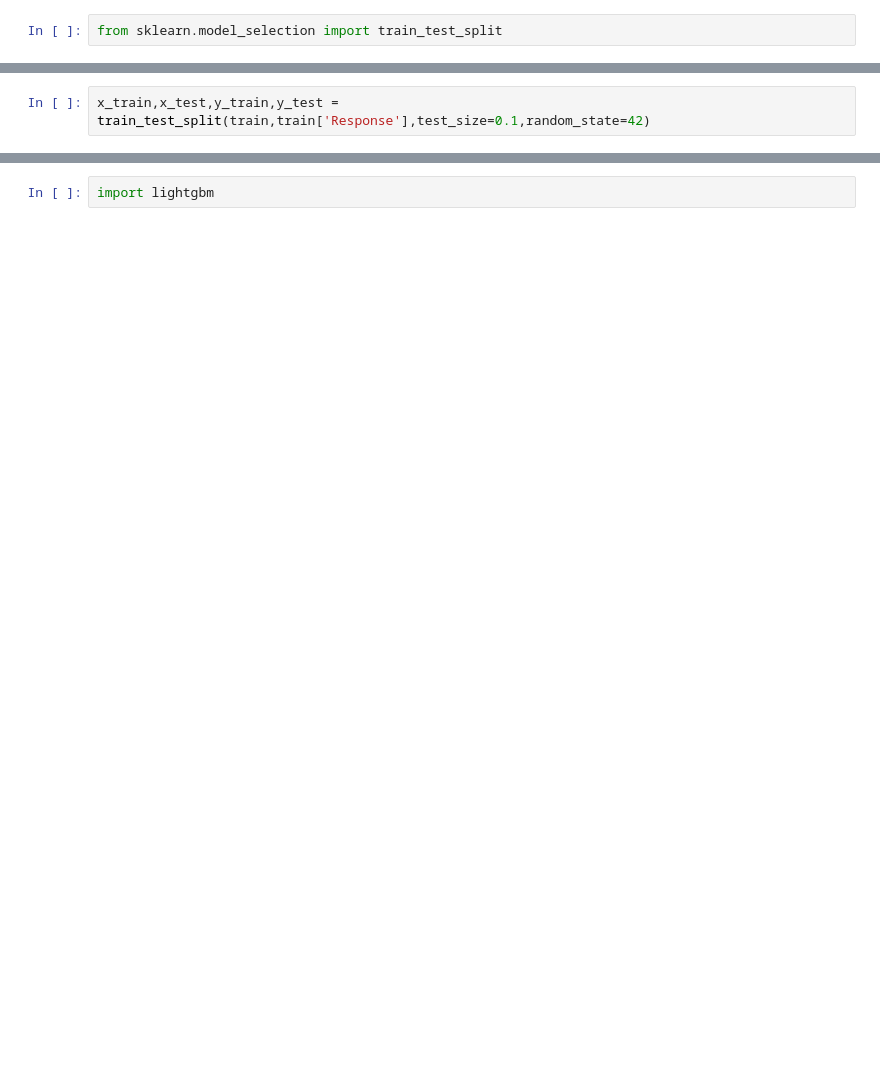
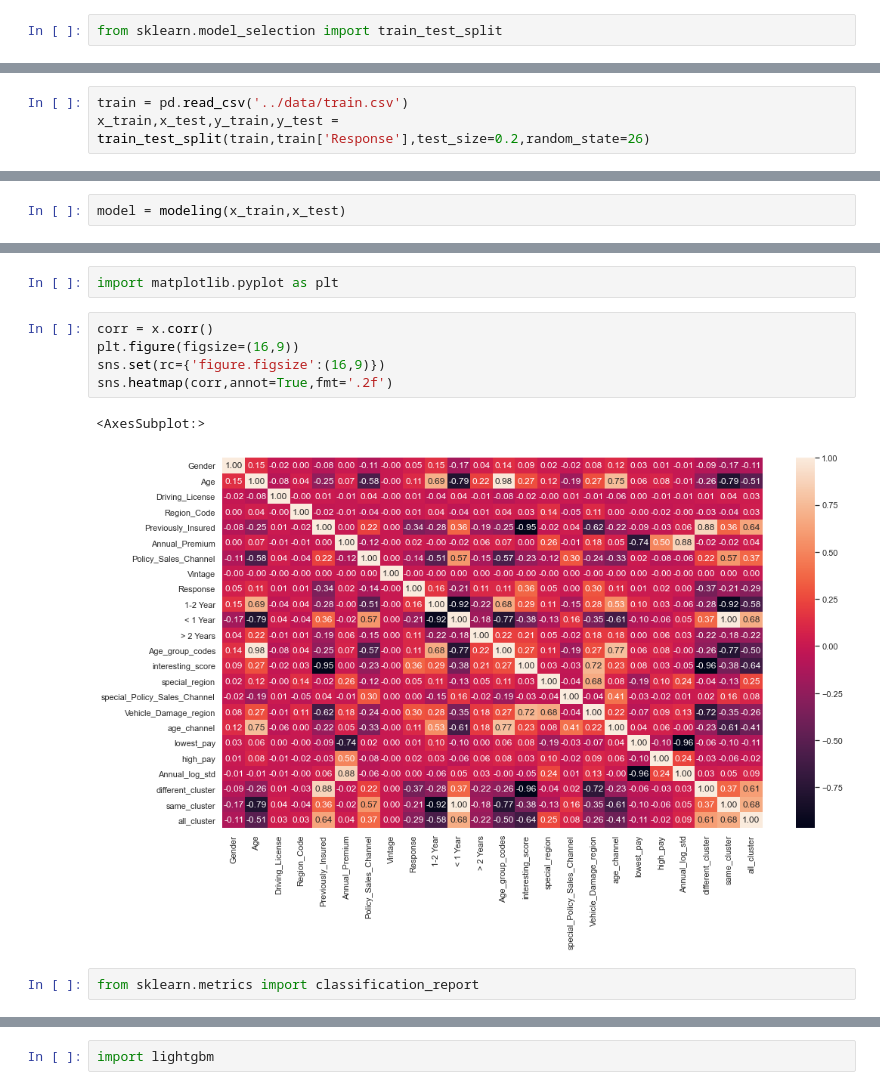
Before and after one commit to jeff20628m/interview_cathaylife, a Jupyter notebook: script/EDA.ipynb, the cells around one changed output, grey strips where cells are left out. Drawn from its saved outputs; the diff is of its cells as text; blank space fills up the shorter version.

```diff
--- a/script/EDA.ipynb
+++ b/script/EDA.ipynb
@@ -42,2 +12,3 @@ df_test.shape
 # %%
-x_train,x_test,y_train,y_test = train_test_split(train,train['Response'],test_size=0.1,random_state=42)
+train = pd.read_csv('../data/train.csv')
+x_train,x_test,y_train,y_test = train_test_split(train,train['Response'],test_size=0.2,random_state=26)
@@ -81,0 +15,2 @@ df_final_.shape
+# %%
+model = modeling(x_train,x_test)
@@ -81,0 +106,12 @@ df_final_.shape
+# %%
+import matplotlib.pyplot as plt
+# %%
+corr = x.corr()
+plt.figure(figsize=(16,9))
+sns.set(rc={'figure.figsize':(16,9)})
+sns.heatmap(corr,annot=True,fmt='.2f')
+# %% [output]
+<AxesSubplot:>
+[figure, added]
+# %%
+from sklearn.metrics import classification_report
```
Also changed, not shown: parts of 56 cells of this notebook, 9 other files.
